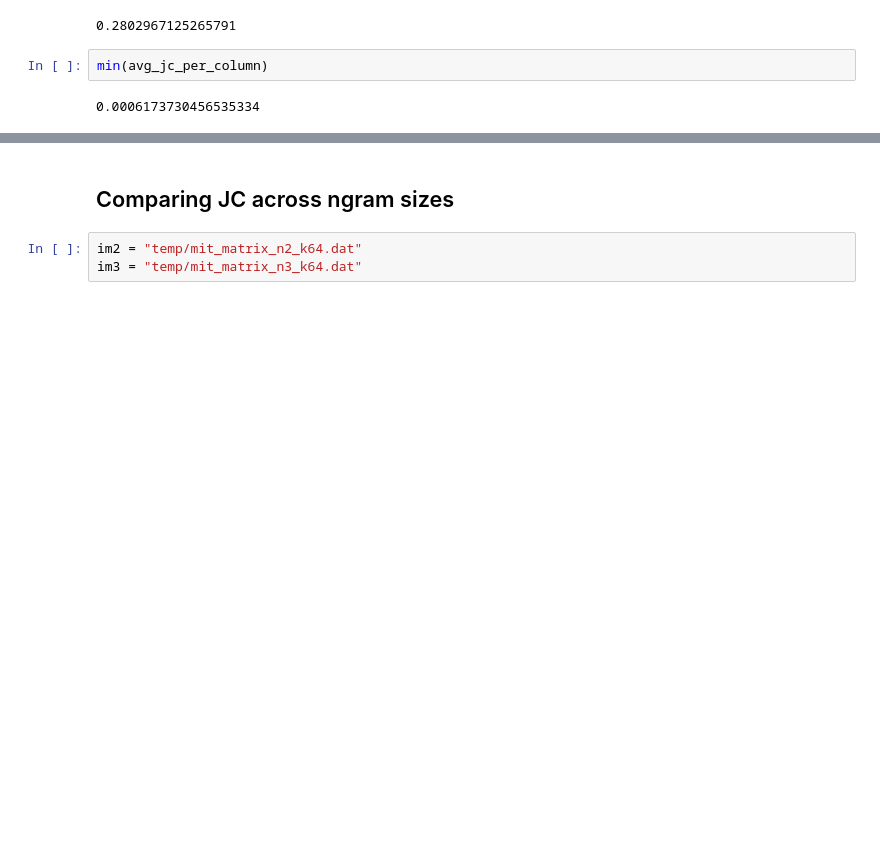
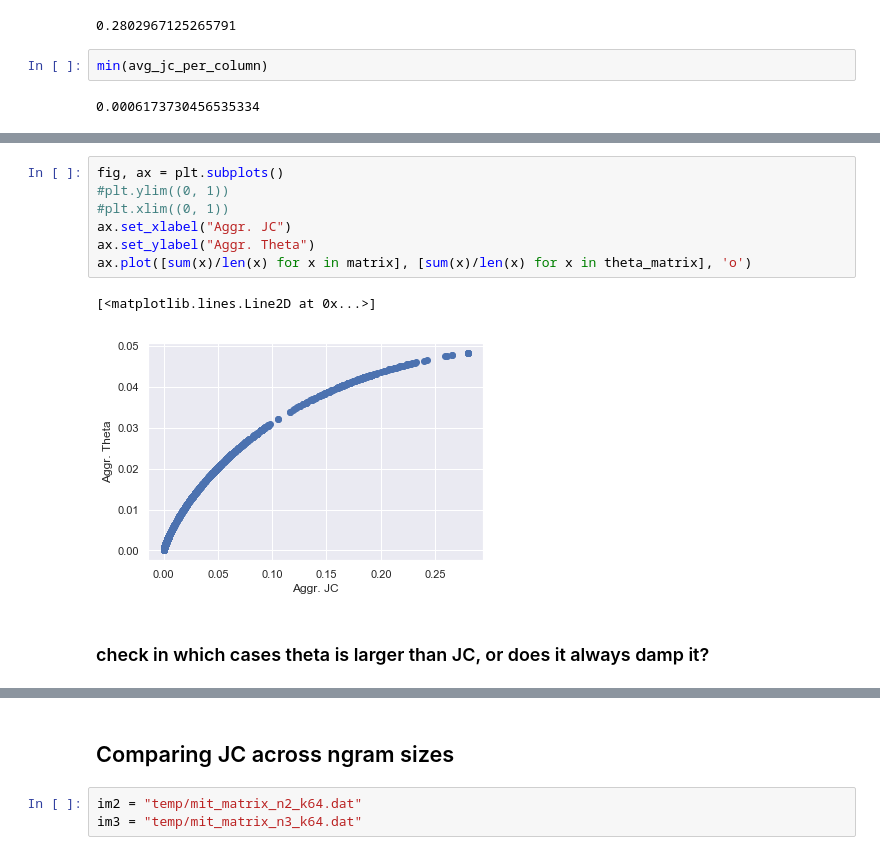
Before and after one commit to mitdbg/fuzzylazo, a Jupyter notebook: beta-matrix-analysis.ipynb, the cells around one changed output, grey strips where cells are left out. Cells and saved outputs as stored; diff of their text form; blank space fills up the shorter version.

```diff
--- a/beta-matrix-analysis.ipynb
+++ b/beta-matrix-analysis.ipynb
@@ -62,0 +114,12 @@ min(avg_jc_per_column)
+# %%
+fig, ax = plt.subplots()
+#plt.ylim((0, 1))
+#plt.xlim((0, 1))
+ax.set_xlabel("Aggr. JC")
+ax.set_ylabel("Aggr. Theta")
+ax.plot([sum(x)/len(x) for x in matrix], [sum(x)/len(x) for x in theta_matrix], 'o')
+# %% [output]
+[<matplotlib.lines.Line2D at 0x...>]
+[figure, added]
+# %% [markdown]
+### check in which cases theta is larger than JC, or does it always damp it?
```
Also changed, not shown: parts of 12 cells of this notebook, 2 other files.
